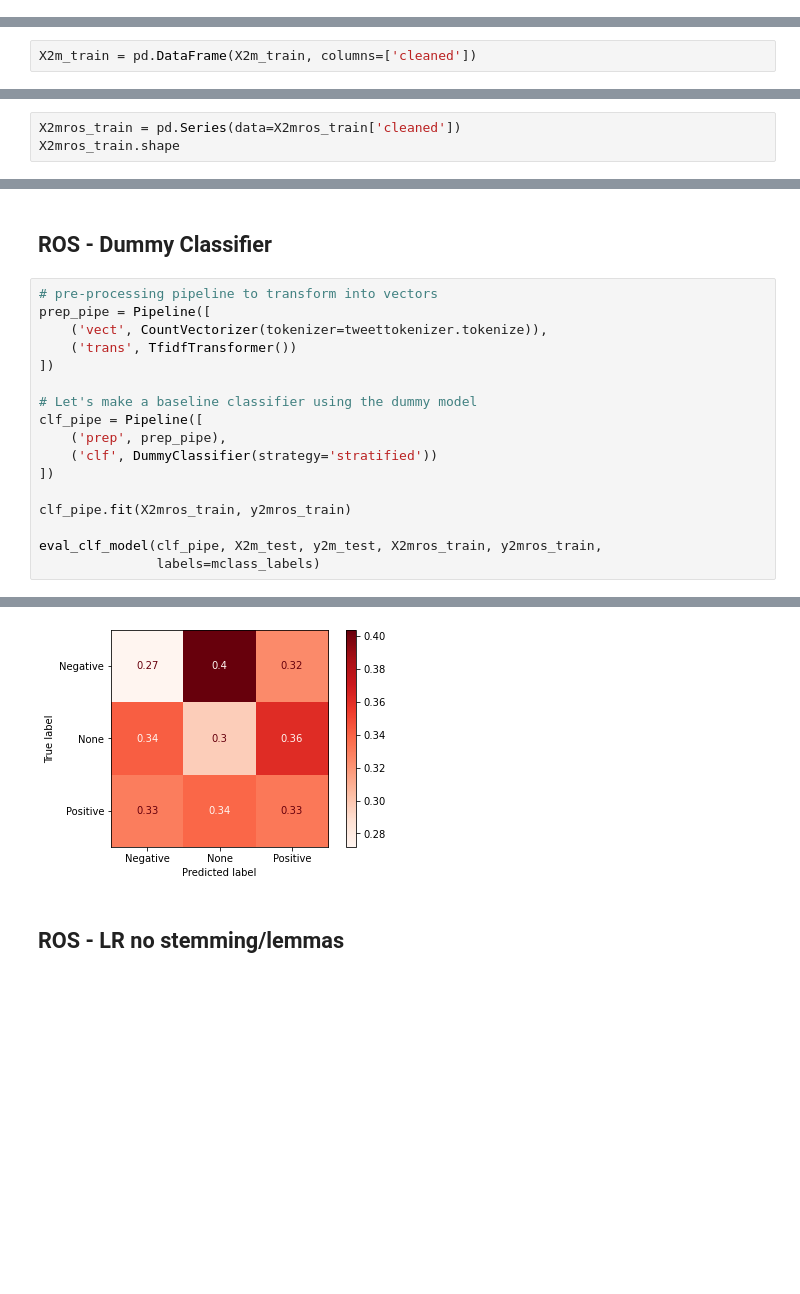
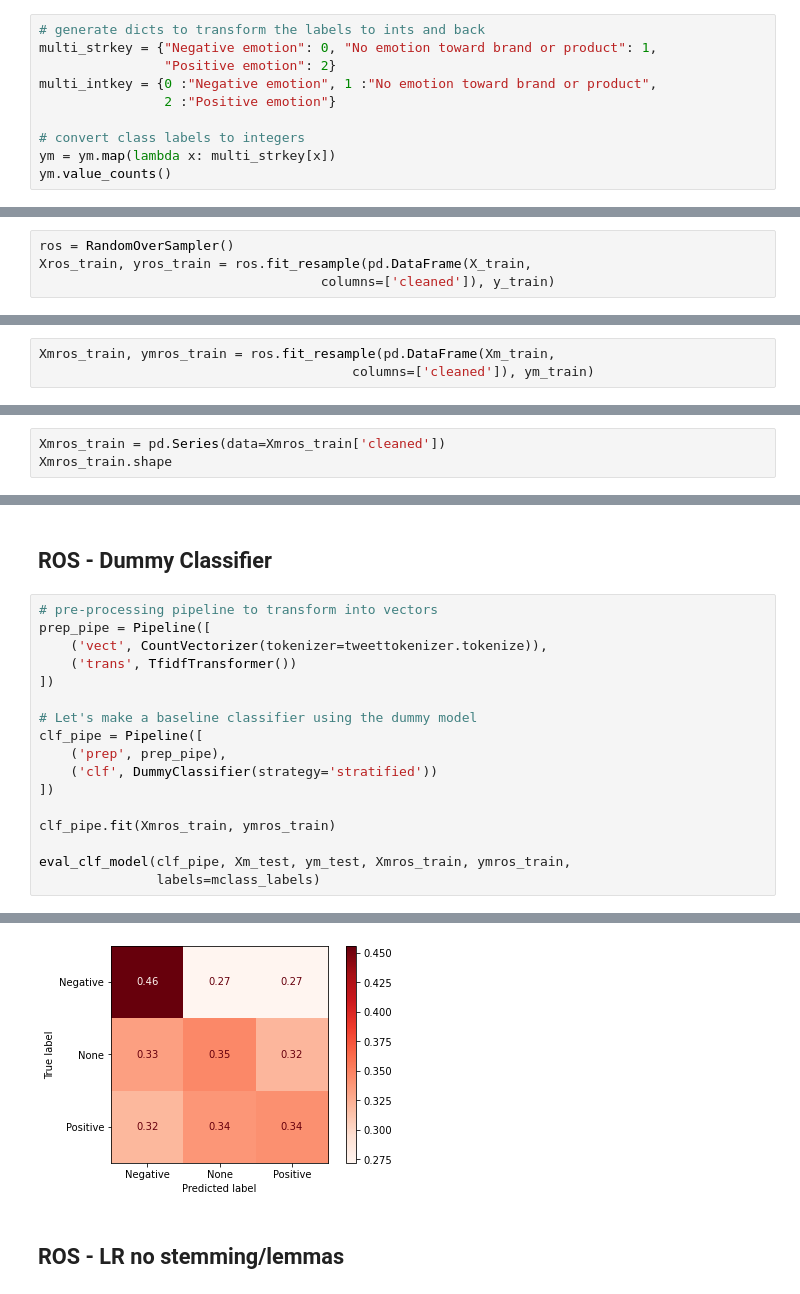
Before and after one commit to jess-miles/nlp-sentiment, a Jupyter notebook: primary.ipynb, the cells around one changed output, grey strips where cells are left out. Cells and saved outputs as stored; diff of their text form; blank space fills up the shorter version.

```diff
--- a/primary.ipynb
+++ b/primary.ipynb
@@ -2106,0 +2136,10 @@ Name: emotion, dtype: int64
+# %%
+# generate dicts to transform the labels to ints and back
+multi_strkey = {"Negative emotion": 0, "No emotion toward brand or product": 1,
+                "Positive emotion": 2}
+multi_intkey = {0 :"Negative emotion", 1 :"No emotion toward brand or product",
+                2 :"Positive emotion"}
+
+# convert class labels to integers
+ym = ym.map(lambda x: multi_strkey[x])
+ym.value_counts()
@@ -2525 +2560,5 @@ X2ros_train, y2ros_train = ros.fit_resample(X2_train,
+# %%
+ros = RandomOverSampler()
+Xros_train, yros_train = ros.fit_resample(pd.DataFrame(X_train,
+                                    columns=['cleaned']), y_train)
 # %%
@@ -2736,2 +2766,3 @@ print(len(y2m_test))
 # %%
-X2m_train = pd.DataFrame(X2m_train, columns=['cleaned'])
+Xmros_train, ymros_train = ros.fit_resample(pd.DataFrame(Xm_train,
+                                        columns=['cleaned']), ym_train)
@@ -2758,8 +2786,8 @@ print(y2mros_train.shape)
 (12894, 1)
 (12894,)
 # %%
-X2mros_train = pd.Series(data=X2mros_train['cleaned'])
-X2mros_train.shape
+Xmros_train = pd.Series(data=Xmros_train['cleaned'])
+Xmros_train.shape
 # %% [output]
 (12894,)
 # %% [markdown]
@@ -2777,9 +2805,9 @@ clf_pipe = Pipeline([
     ('clf', DummyClassifier(strategy='stratified'))
 ])
 
-clf_pipe.fit(X2mros_train, y2mros_train)
+clf_pipe.fit(Xmros_train, ymros_train)
 
-eval_clf_model(clf_pipe, X2m_test, y2m_test, X2mros_train, y2mros_train,
+eval_clf_model(clf_pipe, Xm_test, ym_test, Xmros_train, ymros_train,
                labels=mclass_labels)
 # %% [output]
 ****************************** Training Data ******************************
@@ -2800,6 +2828,6 @@ Train-Test Balanced Accuracy Diff = -0.018699999999999994
 
 ****************************** Graphs for Test ******************************
-[figure, old version]
+[figure, new version]
 # %% [markdown]
 ## ROS - LR no stemming/lemmas
 # %%
```
Also changed, not shown: parts of 112 cells of this notebook, 18 other files.
